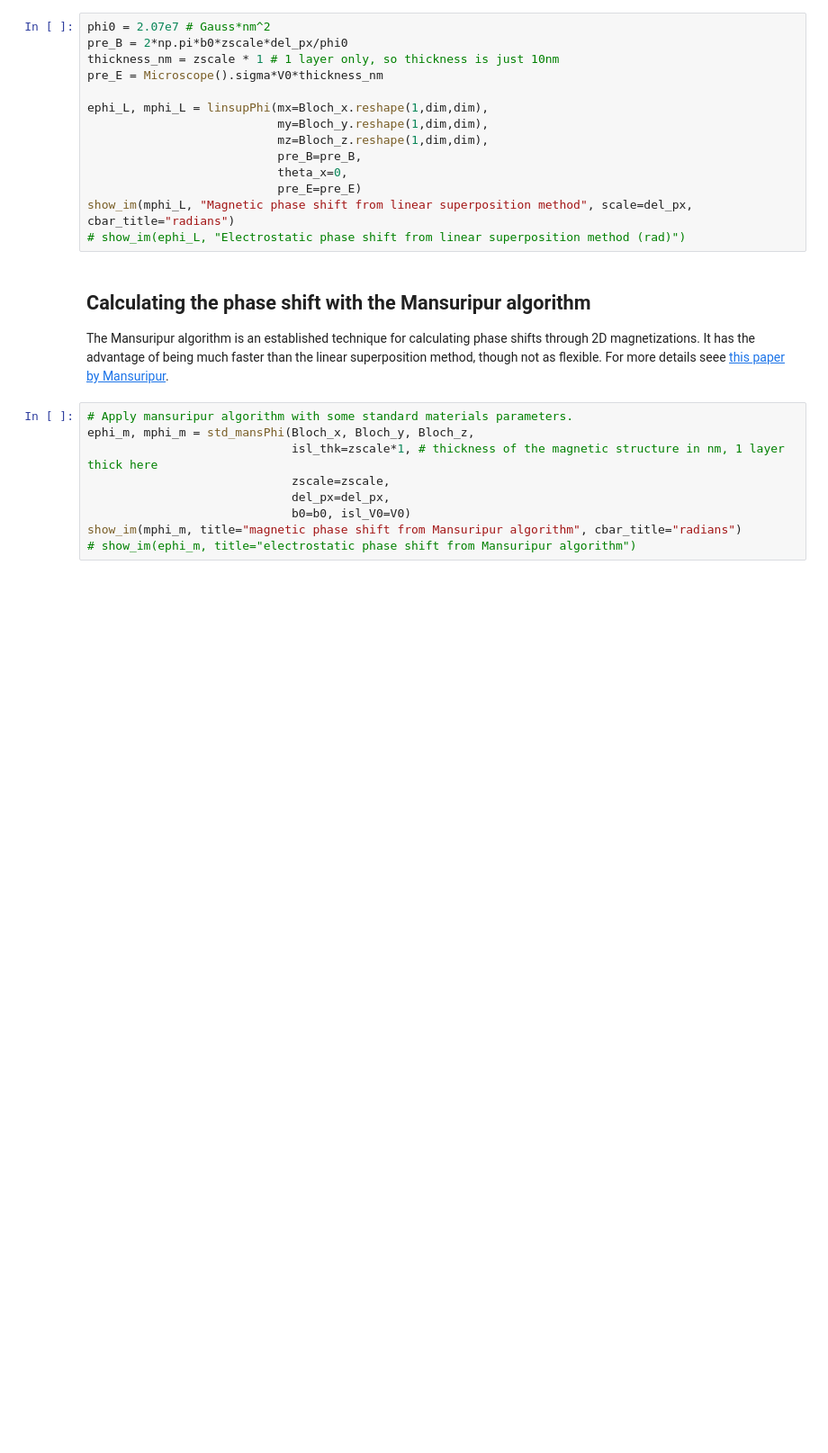
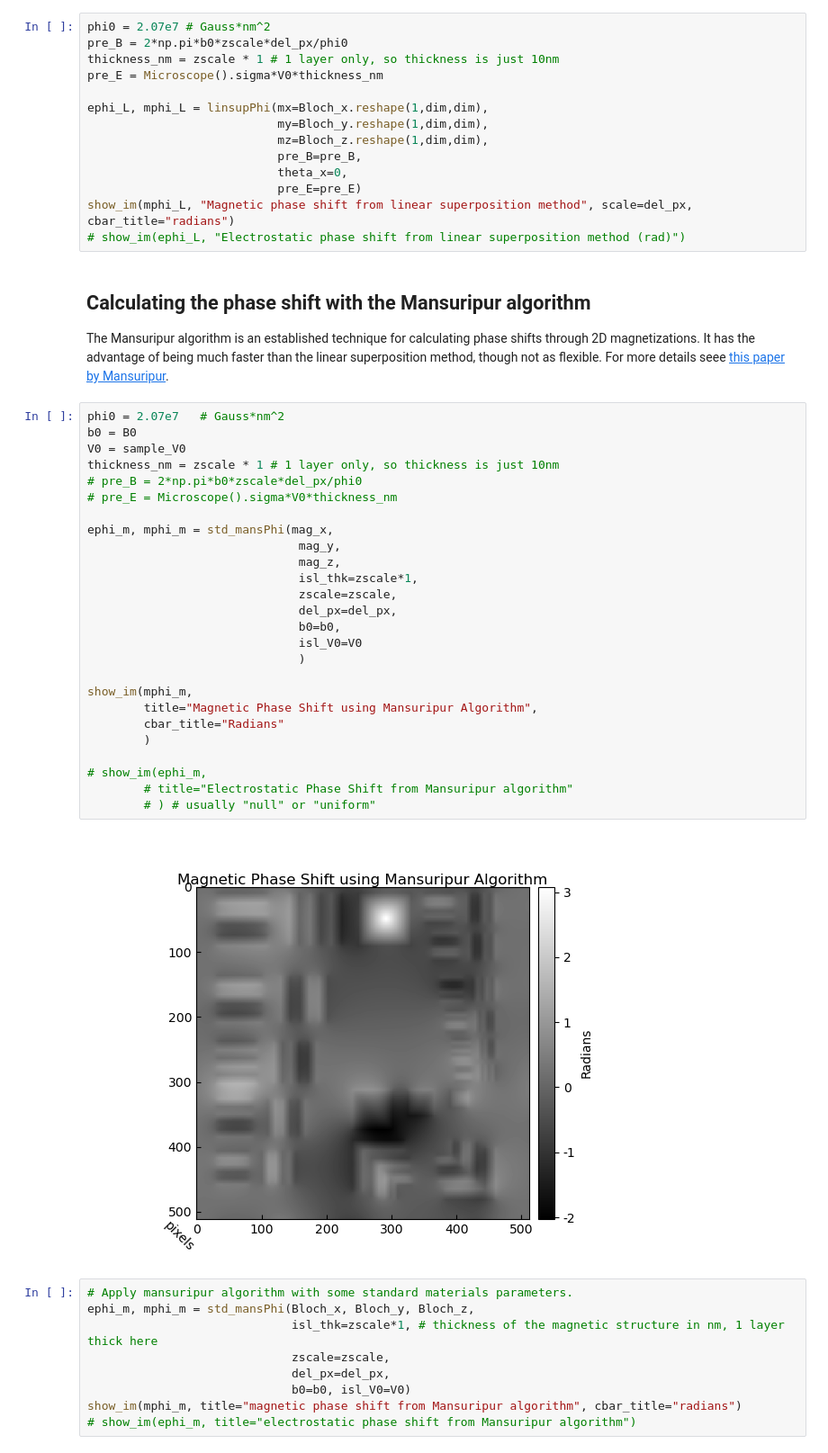
Before and after one commit to KaynaL-MT/PyLorentz, a Jupyter notebook: Examples/SIM_template.ipynb, the cells around one changed output. Shown at 90% size. Saved outputs shown, nothing was run; the diff lists cells and outputs as text; blank space fills up the shorter version.

```diff
--- a/Examples/SIM_template.ipynb
+++ b/Examples/SIM_template.ipynb
@@ -212,6 +228,34 @@ show_im(mphi_L, "Magnetic phase shift from linear superposition method", scale=d
 # %% [markdown]
 ## Calculating the phase shift with the Mansuripur algorithm
 The Mansuripur algorithm is an established technique for calculating phase shifts through 2D magnetizations. It has the advantage of being much faster than the linear superposition method, though not as flexible. For more details seee [this paper by Mansuripur](https://doi.org/10.1063/1.348682).
+# %%
+phi0 = 2.07e7   # Gauss*nm^2
+b0 = B0
+V0 = sample_V0
+thickness_nm = zscale * 1 # 1 layer only, so thickness is just 10nm
+# pre_B = 2*np.pi*b0*zscale*del_px/phi0
+# pre_E = Microscope().sigma*V0*thickness_nm
+
+ephi_m, mphi_m = std_mansPhi(mag_x,
+                              mag_y,
+                              mag_z,
+                              isl_thk=zscale*1,
+                              zscale=zscale,
+                              del_px=del_px,
+                              b0=b0,
+                              isl_V0=V0
+                              )
+
+show_im(mphi_m,
+        title="Magnetic Phase Shift using Mansuripur Algorithm",
+        cbar_title="Radians"
+        )
+
+# show_im(ephi_m,
+        # title="Electrostatic Phase Shift from Mansuripur algorithm"
+        # ) # usually "null" or "uniform"
+# %% [output]
+[figure, added]
 # %%
 # Apply mansuripur algorithm with some standard materials parameters.
 ephi_m, mphi_m = std_mansPhi(Bloch_x, Bloch_y, Bloch_z,
```
Also changed, not shown: parts of 10 cells of this notebook, 5 other files.
